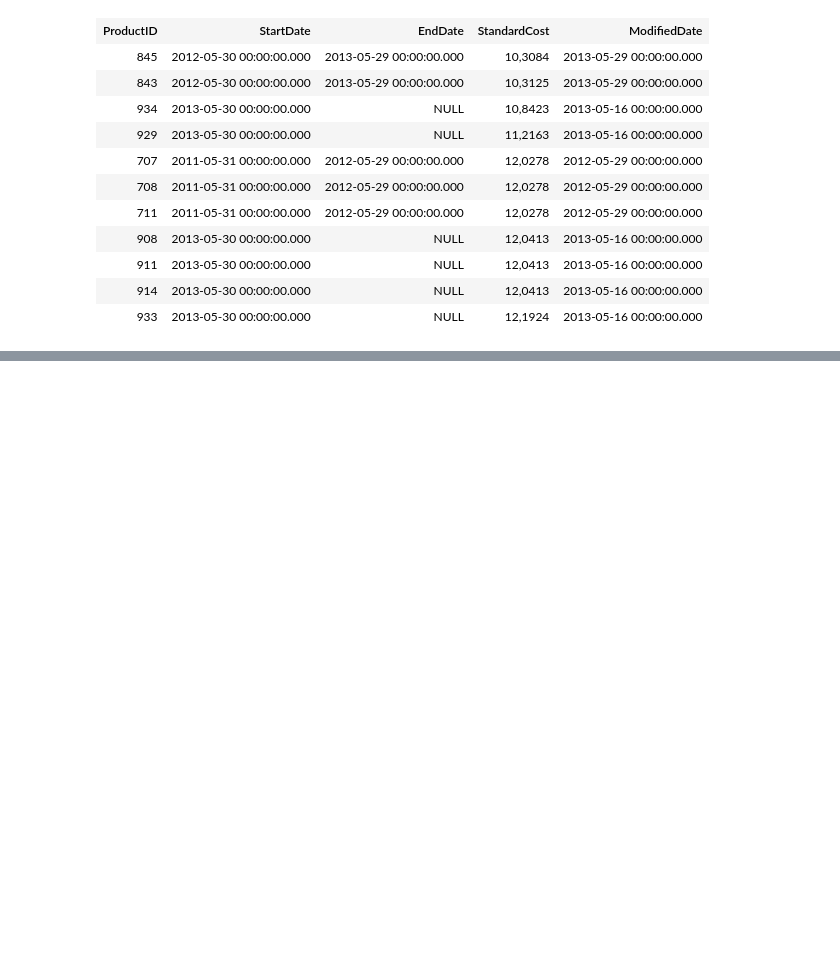
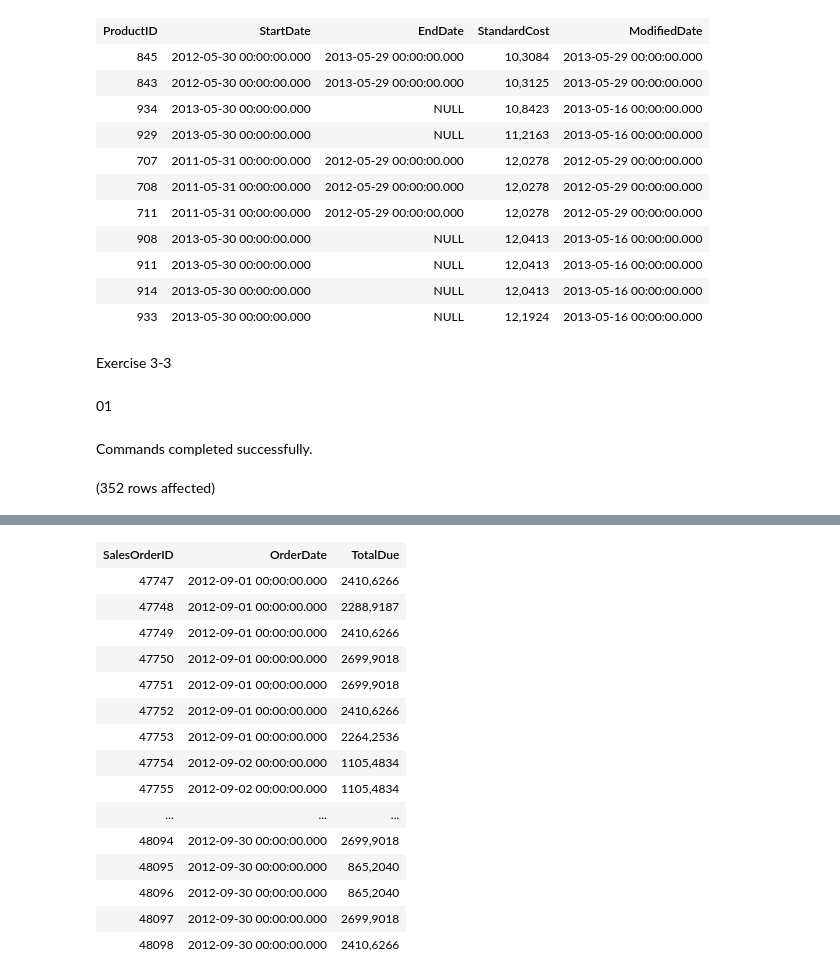
Before and after one commit to Uddannelse/Diplom_DatabaserForUdviklere, a Jupyter notebook: BeginningTsql_chapter03.ipynb, the cells around one changed output, grey strips where cells are left out. Cells and saved outputs as stored; diff of their text form; code cells hidden in the pictures; blank space fills up the shorter version.

```diff
--- a/BeginningTsql_chapter03.ipynb
+++ b/BeginningTsql_chapter03.ipynb
@@ -86,3 +86,20 @@ Total execution time: 00:00:00.014
 | 911 | 2013-05-30 00:00:00.000 | NULL | 12,0413 | 2013-05-16 00:00:00.000 |
 | 914 | 2013-05-30 00:00:00.000 | NULL | 12,0413 | 2013-05-16 00:00:00.000 |
 | 933 | 2013-05-30 00:00:00.000 | NULL | 12,1924 | 2013-05-16 00:00:00.000 |
+# %% [markdown]
+Exercise 3-3
+# %% [markdown]
+01
+# %%
+-- Select rows from a Table or View '[TableOrViewName]' in schema '[dbo]'
+USE AdventureWorks2019
+GO
+SELECT SalesOrderID
+,OrderDate
+,TotalDue
+FROM Sales.SalesOrderHeader
+WHERE OrderDate >= '2012-09-01' AND OrderDate < '2012-10-01'
+GO
+# %% [output]
+Commands completed successfully.
+(352 rows affected)
@@ -88,0 +107,16 @@ Total execution time: 00:00:00.014
+| SalesOrderID | OrderDate | TotalDue |
+| 47747 | 2012-09-01 00:00:00.000 | 2410,6266 |
+| 47748 | 2012-09-01 00:00:00.000 | 2288,9187 |
+| 47749 | 2012-09-01 00:00:00.000 | 2410,6266 |
+| 47750 | 2012-09-01 00:00:00.000 | 2699,9018 |
+| 47751 | 2012-09-01 00:00:00.000 | 2699,9018 |
+| 47752 | 2012-09-01 00:00:00.000 | 2410,6266 |
+| 47753 | 2012-09-01 00:00:00.000 | 2264,2536 |
+| 47754 | 2012-09-02 00:00:00.000 | 1105,4834 |
+| 47755 | 2012-09-02 00:00:00.000 | 1105,4834 |
+| ... | ... | ... |
+| 48094 | 2012-09-30 00:00:00.000 | 2699,9018 |
+| 48095 | 2012-09-30 00:00:00.000 | 865,2040 |
+| 48096 | 2012-09-30 00:00:00.000 | 865,2040 |
+| 48097 | 2012-09-30 00:00:00.000 | 2699,9018 |
+| 48098 | 2012-09-30 00:00:00.000 | 2410,6266 |
```
Also changed, not shown: parts of 3 cells of this notebook, 1 other file.
